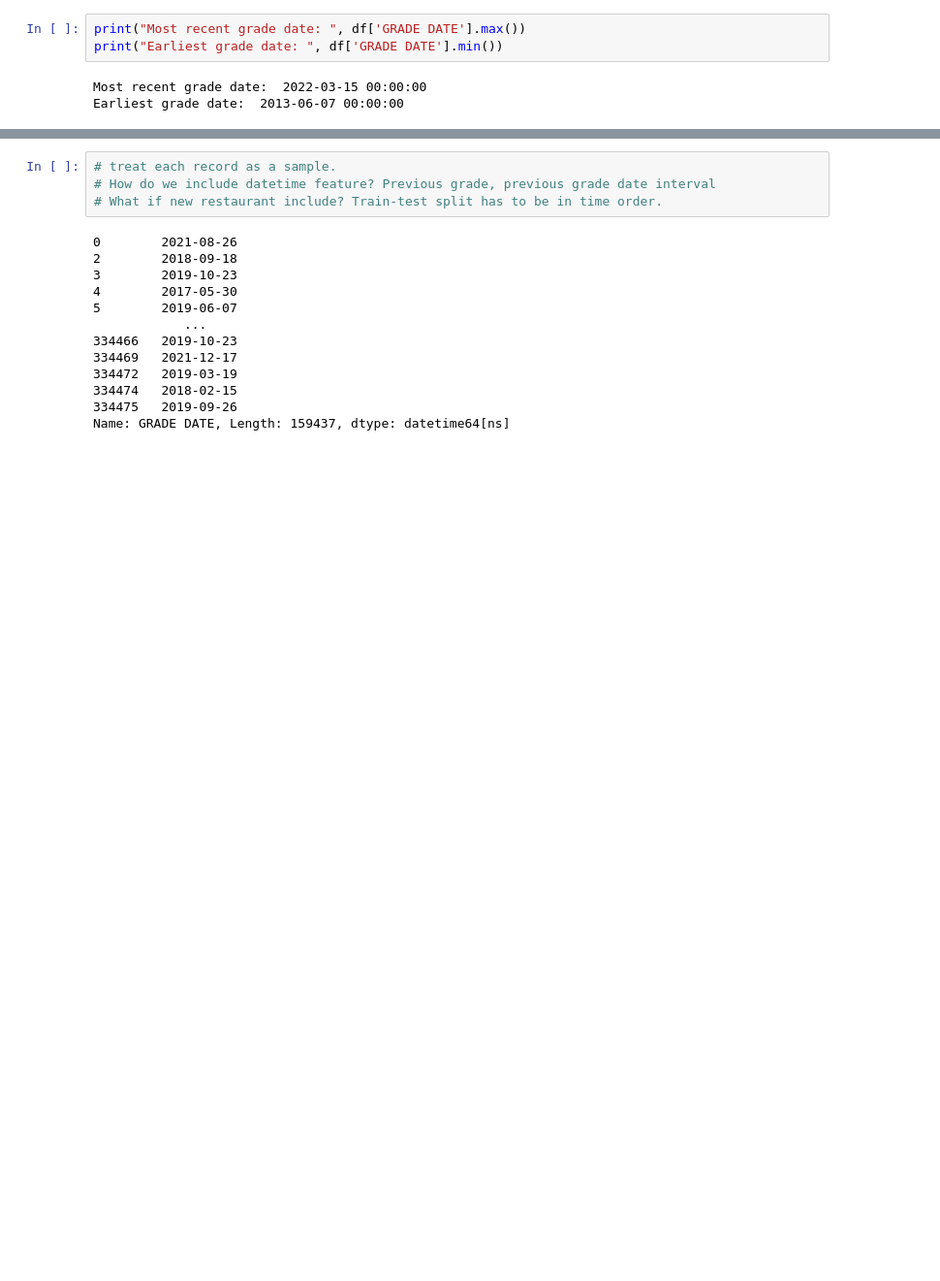
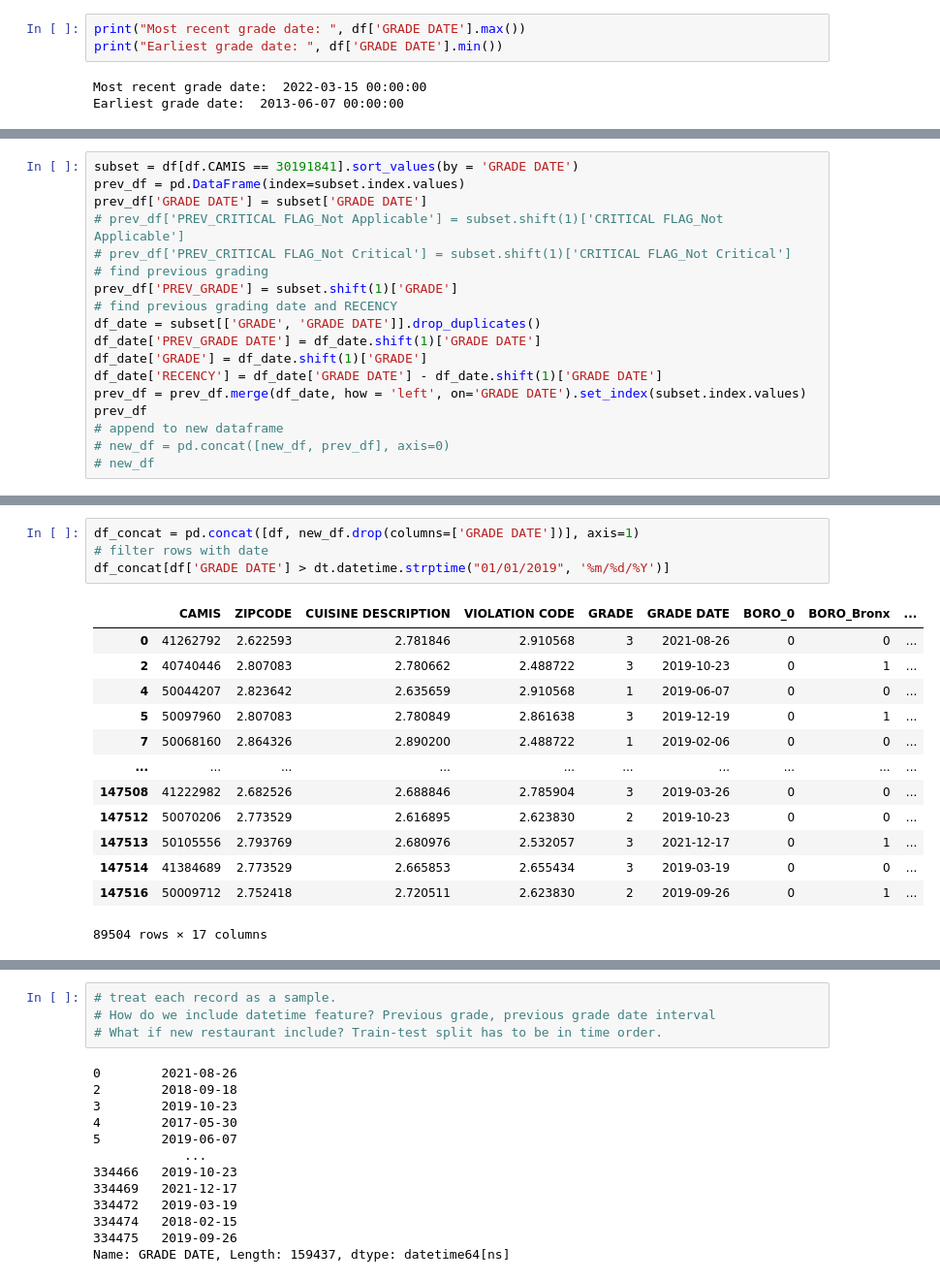
Before and after one commit to clarissarjtai/NYC-Restaurant-Sanitation-Level-Prediction, a Jupyter notebook: Data_Preprocessing.ipynb, the cells around one changed output, grey strips where cells are left out. Shown at 97% size. Saved outputs shown, nothing was run; the diff lists cells and outputs as text; blank space fills up the shorter version.

```diff
--- a/Data_Preprocessing.ipynb
+++ b/Data_Preprocessing.ipynb
@@ -124,0 +155,18 @@ subset
+# %%
+subset = df[df.CAMIS == 30191841].sort_values(by = 'GRADE DATE')
+prev_df = pd.DataFrame(index=subset.index.values)
+prev_df['GRADE DATE'] = subset['GRADE DATE']
+# prev_df['PREV_CRITICAL FLAG_Not Applicable'] = subset.shift(1)['CRITICAL FLAG_Not Applicable']
+# prev_df['PREV_CRITICAL FLAG_Not Critical'] = subset.shift(1)['CRITICAL FLAG_Not Critical']
+# find previous grading
+prev_df['PREV_GRADE'] = subset.shift(1)['GRADE']
+# find previous grading date and RECENCY
+df_date = subset[['GRADE', 'GRADE DATE']].drop_duplicates()
+df_date['PREV_GRADE DATE'] = df_date.shift(1)['GRADE DATE']
+df_date['GRADE'] = df_date.shift(1)['GRADE']
+df_date['RECENCY'] = df_date['GRADE DATE'] - df_date.shift(1)['GRADE DATE']
+prev_df = prev_df.merge(df_date, how = 'left', on='GRADE DATE').set_index(subset.index.values)
+prev_df
+# append to new dataframe
+# new_df = pd.concat([new_df, prev_df], axis=0)
+# new_df
@@ -134,0 +227,18 @@ for i, idx in enumerate(camis):
+# %%
+df_concat = pd.concat([df, new_df.drop(columns=['GRADE DATE'])], axis=1)
+# filter rows with date
+df_concat[df['GRADE DATE'] > dt.datetime.strptime("01/01/2019", '%m/%d/%Y')]
+# %% [output]
+|  | CAMIS | ZIPCODE | CUISINE DESCRIPTION | VIOLATION CODE | GRADE | GRADE DATE | BORO_0 | BORO_Bronx | ... |
+| 0 | 41262792 | 2.622593 | 2.781846 | 2.910568 | 3 | 2021-08-26 | 0 | 0 | ... |
+| 2 | 40740446 | 2.807083 | 2.780662 | 2.488722 | 3 | 2019-10-23 | 0 | 1 | ... |
+| 4 | 50044207 | 2.823642 | 2.635659 | 2.910568 | 1 | 2019-06-07 | 0 | 0 | ... |
+| 5 | 50097960 | 2.807083 | 2.780849 | 2.861638 | 3 | 2019-12-19 | 0 | 1 | ... |
+| 7 | 50068160 | 2.864326 | 2.890200 | 2.488722 | 1 | 2019-02-06 | 0 | 0 | ... |
+| ... | ... | ... | ... | ... | ... | ... | ... | ... | ... |
+| 147508 | 41222982 | 2.682526 | 2.688846 | 2.785904 | 3 | 2019-03-26 | 0 | 0 | ... |
+| 147512 | 50070206 | 2.773529 | 2.616895 | 2.623830 | 2 | 2019-10-23 | 0 | 0 | ... |
+| 147513 | 50105556 | 2.793769 | 2.680976 | 2.532057 | 3 | 2021-12-17 | 0 | 1 | ... |
+| 147514 | 41384689 | 2.773529 | 2.665853 | 2.655434 | 3 | 2019-03-19 | 0 | 0 | ... |
+| 147516 | 50009712 | 2.752418 | 2.720511 | 2.623830 | 2 | 2019-09-26 | 0 | 1 | ... |
+89504 rows × 17 columns
```
Also changed, not shown: parts of 12 cells of this notebook.
